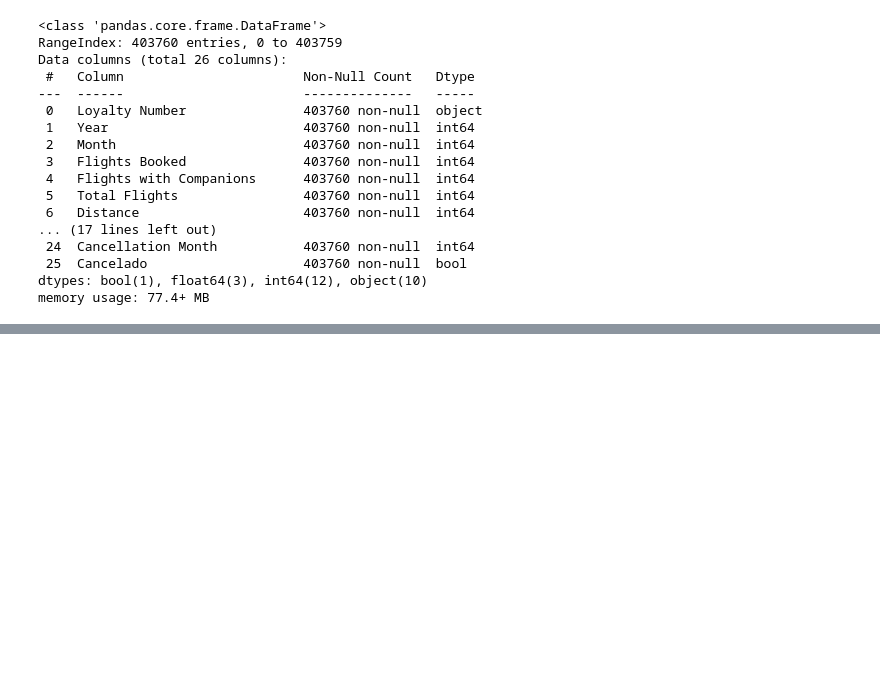
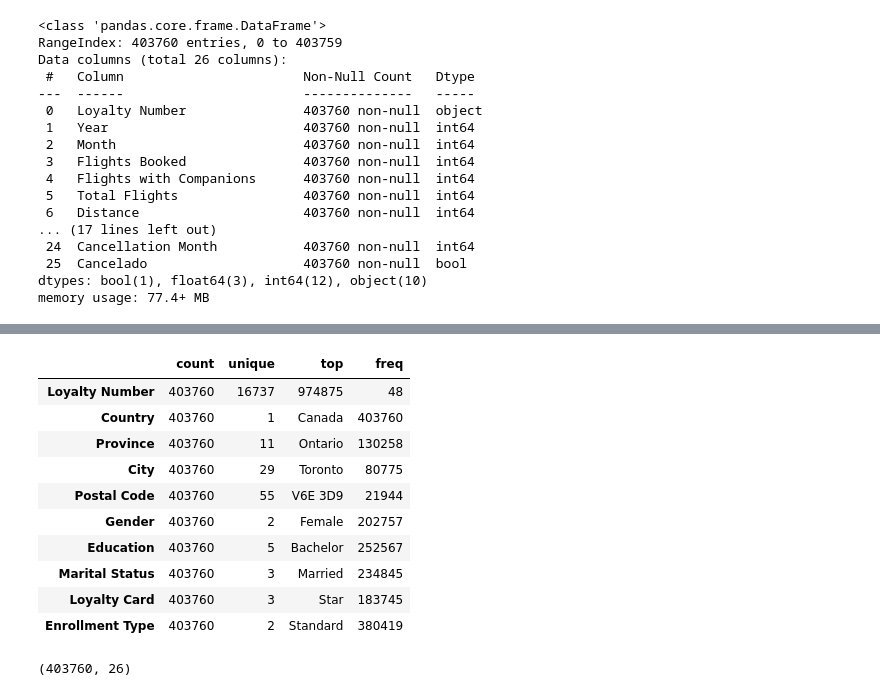
Before and after one commit to Adalab/bda-modulo-3-evaluacion-final-ptormo, a Jupyter notebook: ejerciciotecnico_mod3.ipynb, the cells around one changed output, grey strips where cells are left out. Drawn from its saved outputs; the diff is of its cells as text; code cells hidden in the pictures; blank space fills up the shorter version.

```diff
--- a/ejerciciotecnico_mod3.ipynb
+++ b/ejerciciotecnico_mod3.ipynb
@@ -399 +419,19 @@ memory usage: 77.4+ MB
+# %%
+df_union.describe(include="O").T
+# %% [output]
+|  | count | unique | top | freq |
+| Loyalty Number | 403760 | 16737 | 974875 | 48 |
+| Country | 403760 | 1 | Canada | 403760 |
+| Province | 403760 | 11 | Ontario | 130258 |
+| City | 403760 | 29 | Toronto | 80775 |
+| Postal Code | 403760 | 55 | V6E 3D9 | 21944 |
+| Gender | 403760 | 2 | Female | 202757 |
+| Education | 403760 | 5 | Bachelor | 252567 |
+| Marital Status | 403760 | 3 | Married | 234845 |
+| Loyalty Card | 403760 | 3 | Star | 183745 |
+| Enrollment Type | 403760 | 2 | Standard | 380419 |
+# %%
+df_union.shape
+# %% [output]
+(403760, 26)
 # %%
```
Also changed, not shown: parts of 7 cells of this notebook, 3 other files.
